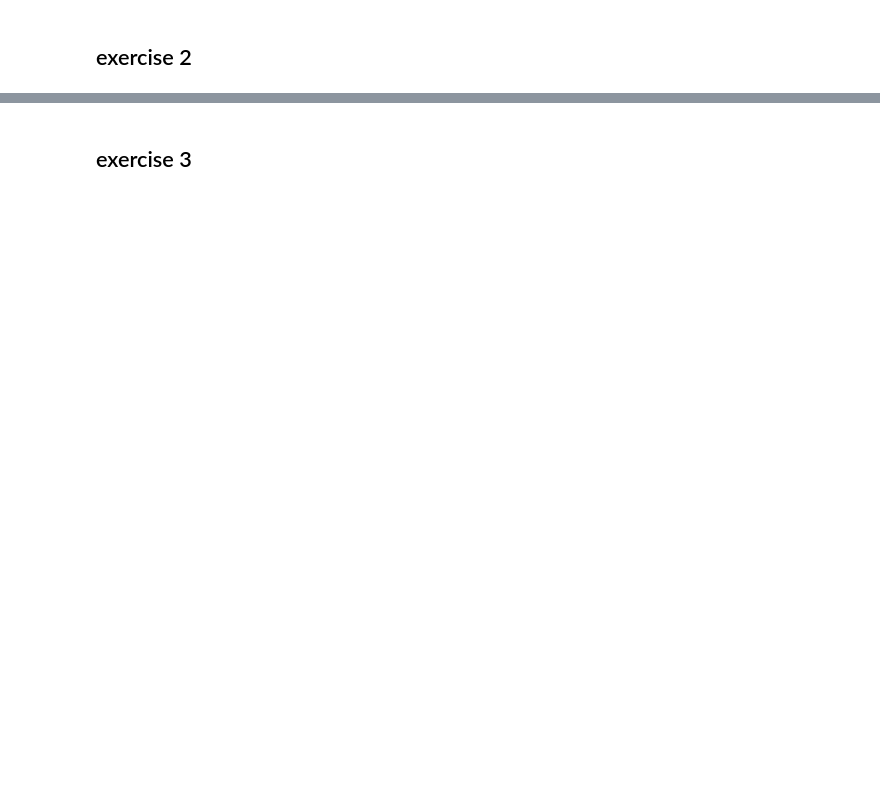
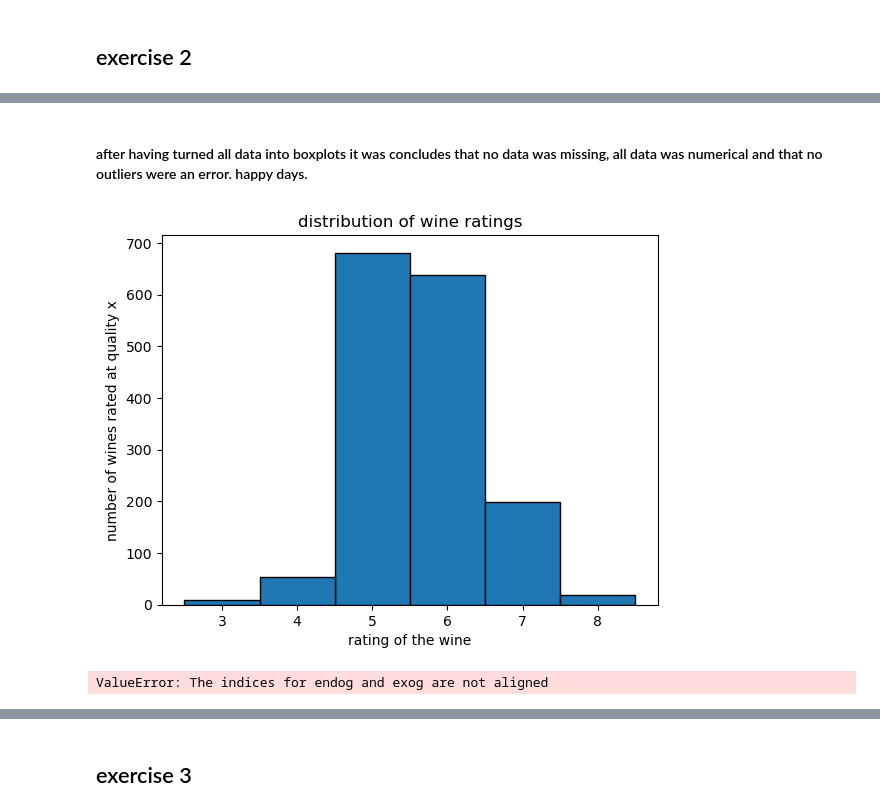
Before and after one commit to OlivierAM23/ds5_assignment_group7, a Jupyter notebook: week 6/solutions.ipynb, the cells around one changed output, grey strips where cells are left out. Drawn from its saved outputs; the diff is of its cells as text; code cells hidden in the pictures; blank space fills up the shorter version.

```diff
--- a/week 6/solutions.ipynb
+++ b/week 6/solutions.ipynb
@@ -89,0 +99,9 @@ root_mean_squared_error(ytest,predict_test_y)
+# %% [markdown]
+#### after having turned all data into boxplots it was concludes that no data was missing, all data was numerical and that no outliers were an error. happy days.
+# %%
+#visualize the quality
+plt.bar(df.quality.unique(),df.quality.value_counts(),edgecolor='black',width=1) #histograms are dead and bar plots have killed them
+plt.xlabel('rating of the wine'); plt.ylabel('number of wines rated at quality x'); plt.title('distribution of wine ratings')
+plt.show()
+# %% [output]
+[figure, added]
@@ -89,0 +111,23 @@ root_mean_squared_error(ytest,predict_test_y)
+# %%
+#plot training data
+
+#create polynomial features
+degree=4
+test_x_poly=power_fitting(xtrain,degree)
+
+#fit the ols model
+X=sm.add_constant(test_x_poly)
+model=sm.OLS(ytest,X)
+result=model.fit()
+
+#obtain predicted values
+predict_test_y=result.predict()
+
+#fit the model on the training data
+r_squared_test=result.rsquared
+r_squared_test_adj=result.rsquared_adj
+r_squared_score=r2_score(ytest,predict_test_y)
+mse=root_mean_squared_error(ytest,predict_test_y)**2
+print(r_squared_test_adj,r_squared_score,mse)
+# %% [output]
+ValueError: The indices for endog and exog are not aligned
```
Also changed, not shown: parts of 7 cells of this notebook, 4 other files.
